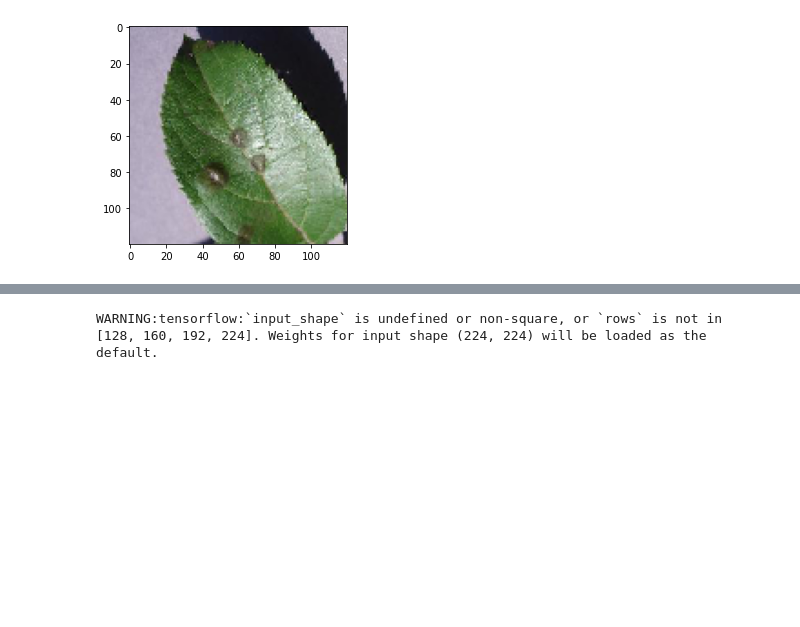
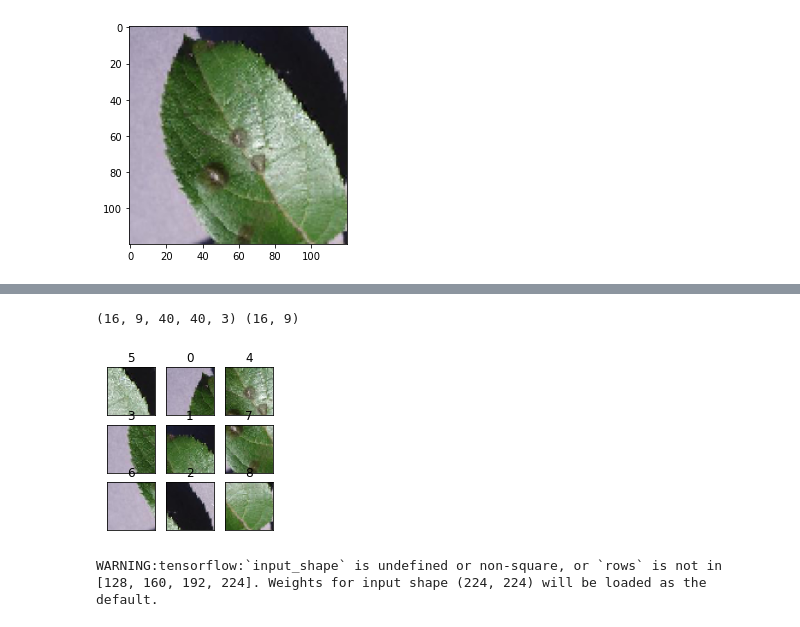
Before and after one commit to ge0metri/Deep-Learning-for-Visual-recognition-project, a Jupyter notebook: Notebook.ipynb, the cells around one changed output, grey strips where cells are left out. Saved outputs shown, nothing was run; the diff lists cells and outputs as text; code cells hidden in the pictures; blank space fills up the shorter version.

```diff
--- a/Notebook.ipynb
+++ b/Notebook.ipynb
@@ -119,17 +111,20 @@ class PermNetDataGenerator(Iterator):
 
     def __init__(self, input, batch_size=64,
                  preprocess_func=None, shuffle=False):
-
+        if type(input) == list:
+            self.im_as_files = True
+            self.input_shape = (9,40,40,3)
+        else:
+            self.input_shape = self.images.shape[1:]
         self.images = input
         self.batch_size = batch_size
-        self.input_shape = self.images.shape[1:]
         self.preprocess_func = preprocess_func
         self.shuffle = shuffle
 
         # add dimension if the images are greyscale
         if len(self.input_shape) == 2:
             self.input_shape = self.input_shape + (1,)
-        N = self.images.shape[0]
+        N = len(self.images)
 
         super(PermNetDataGenerator, self).__init__(N, batch_size, shuffle, None)
 
@@ -137,27 +132,19 @@ class PermNetDataGenerator(Iterator):
         # create array to hold the images
         batch_x = np.zeros((len(index_array),) + self.input_shape, dtype='float32')
         # create array to hold the labels
-        batch_y = np.zeros(len(index_array), dtype='float32')
+        batch_y = np.zeros((len(index_array),9), dtype='float32')
 
         # iterate through the current batch
         for i, j in enumerate(index_array):
 
-            image = self.images[j].squeeze()
-
-            # get a random angle
-            rotation_angle = np.random.randint(-30,30)
-
-            # rotate the image
-            rows,cols = image.shape
-            M = cv2.getRotationMatrix2D(((cols-1)/2.0,(rows-1)/2.0),rotation_angle,1)
-            rotated_image = cv2.warpAffine(image,M,(cols,rows))
-
-            # add dimension to account for the channels if the image is greyscale
-            if rotated_image.ndim == 2:
-                rotated_image = np.expand_dims(rotated_image, axis=2)
-
+            if self.im_as_files:
+                image = img_to_array(load_img(self.images[j], target_size=(120, 120))) / 255
+            else:
+                image = self.images[j].squeeze()
+            X, y = getPermutation(image)
             # store the image and label in their corresponding batches
-            batch_x[i], batch_y[i] = getPermutation(image)
+            batch_x[i] = X
+            batch_y[i] = y
 
         # preprocess input images
         if self.preprocess_func:
@@ -177,3 +161,11 @@ NameError: name 'train_x' is not defined
+# %%
+datagenPerm = PermNetDataGenerator(filelist, 16)
+X, y = datagenPerm.next()
+print(X.shape, y.shape)
+showPermImg(X[1],y[1])
+# %% [output]
+(16, 9, 40, 40, 3) (16, 9)
+[figure, added]
 # %%
 conv_base = MobileNet(weights='imagenet',
                       include_top=False,
```
Also changed, not shown: parts of 8 cells of this notebook.
